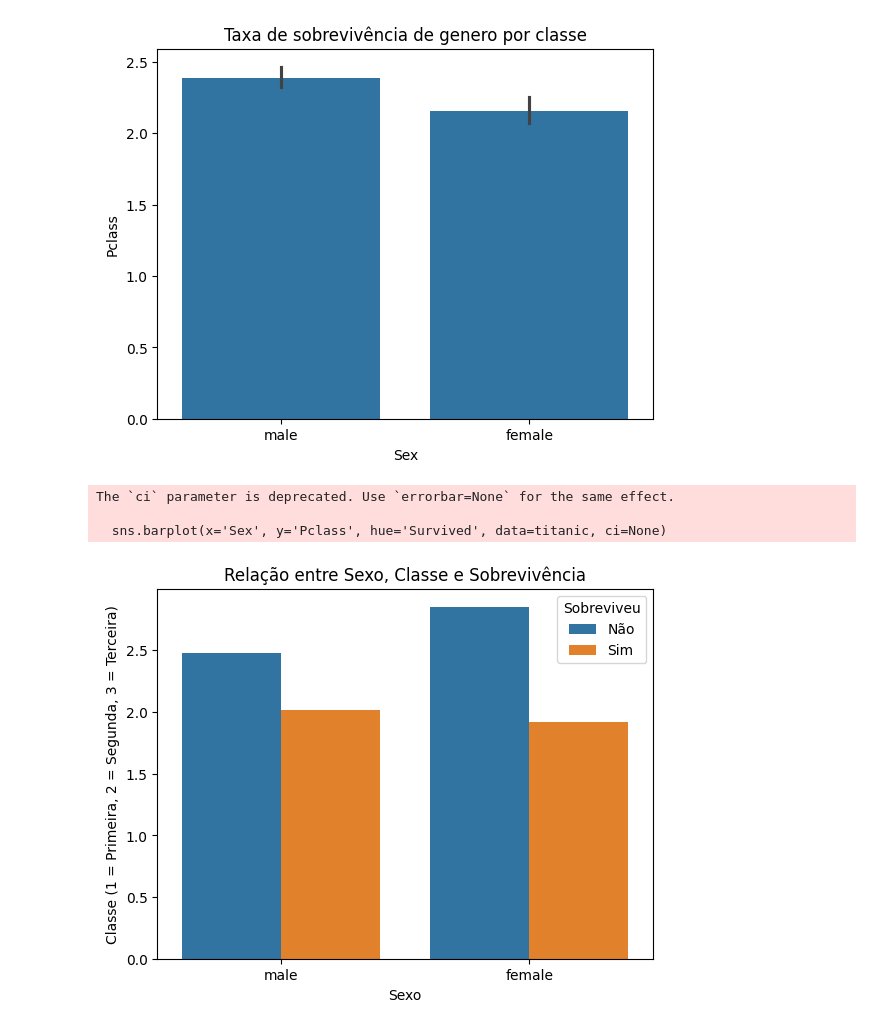
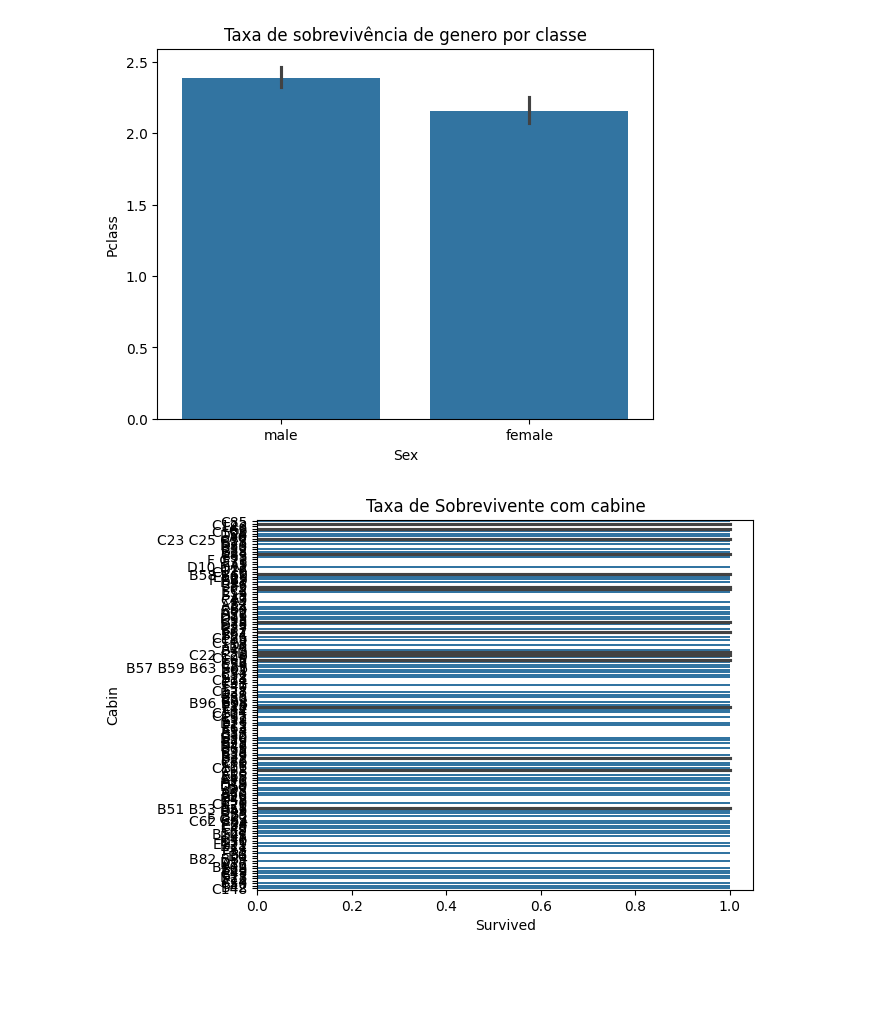
Before and after one commit to Guilherme0202PM/A, a Jupyter notebook: Titanic.ipynb, the cells around one changed output. Cells and saved outputs as stored; diff of their text form; code cells hidden in the pictures; blank space fills up the shorter version.

```diff
--- a/Titanic.ipynb
+++ b/Titanic.ipynb
@@ -175,15 +175,10 @@ plt.title('Taxa de sobrevivência de genero por classe')
 plt.show()
 # %% [output]
 [figure]
-# %%
-sns.barplot(x='Sex', y='Pclass', hue='Survived', data=titanic, ci=None)
-plt.title('Relação entre Sexo, Classe e Sobrevivência')
-plt.ylabel('Classe (1 = Primeira, 2 = Segunda, 3 = Terceira)')
-plt.xlabel('Sexo')
-plt.legend(title='Sobreviveu', labels=['Não', 'Sim'])
-plt.show()
-# %% [output]
-The `ci` parameter is deprecated. Use `errorbar=None` for the same effect.
-
-  sns.barplot(x='Sex', y='Pclass', hue='Survived', data=titanic, ci=None)
-[figure, removed]
+# %%
+#Relação entre Sobrevivente com Lugar
+sns.barplot(x='Survived', y='Cabin', data=titanic)
+plt.title('Taxa de Sobrevivente com cabine')
+plt.show()
+# %% [output]
+[figure, added]
```
Also changed, not shown: parts of 3 cells of this notebook.
